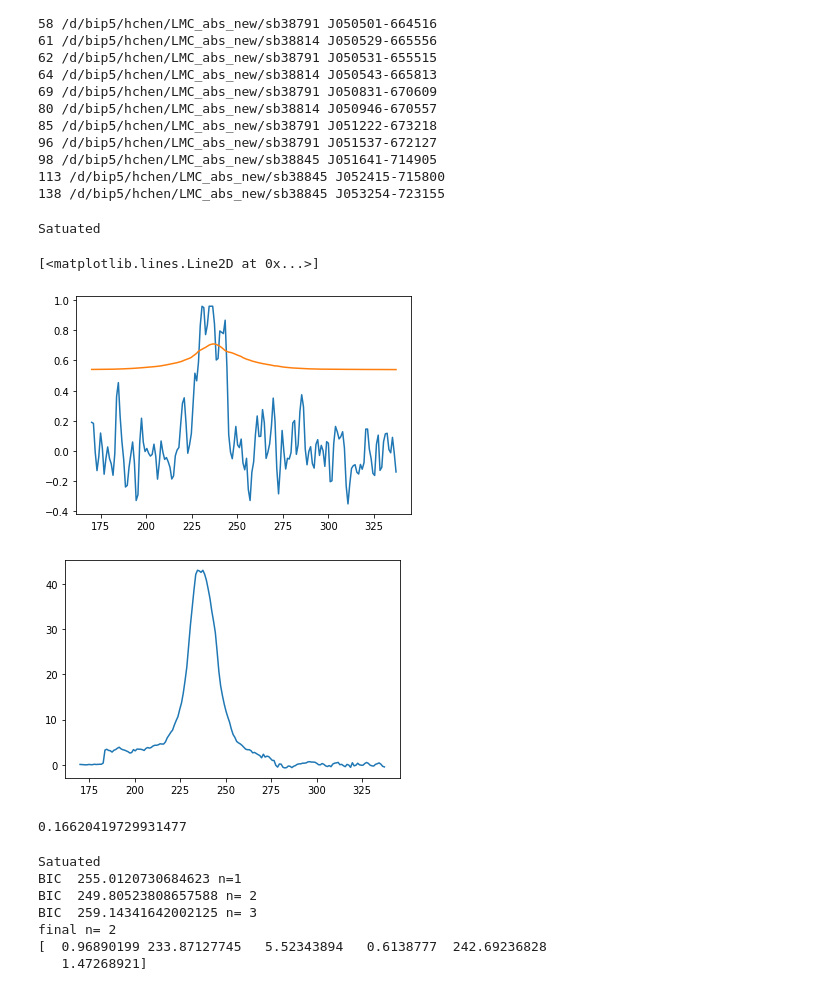
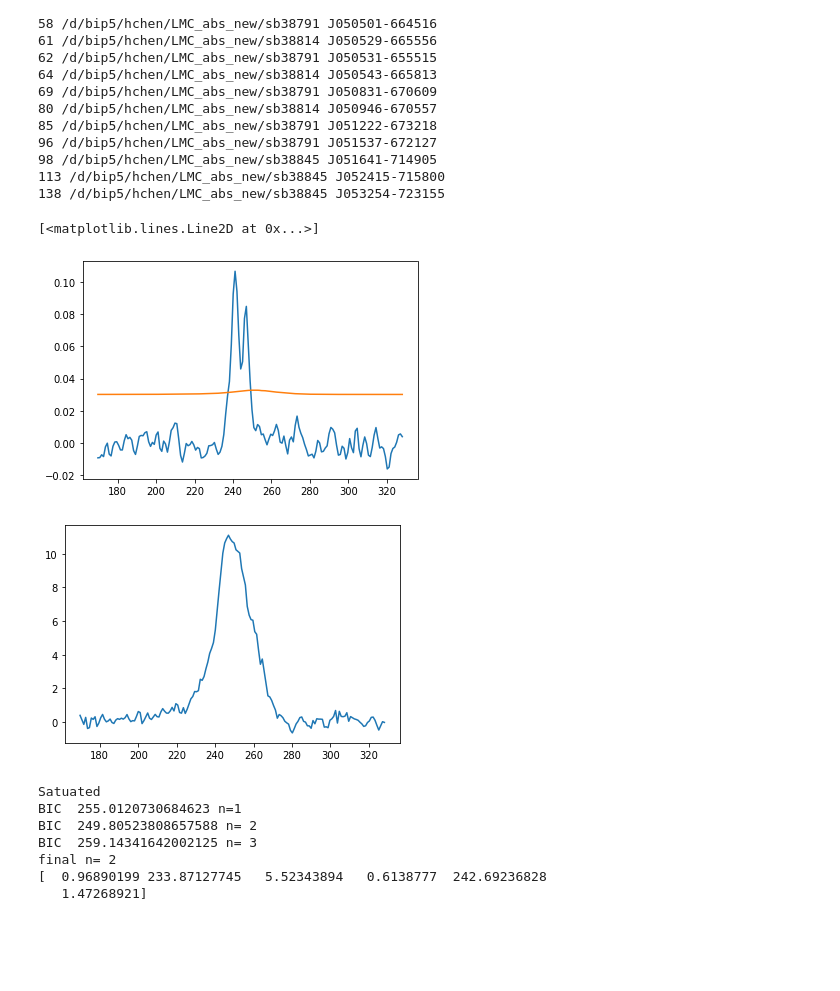
Before and after one commit to retarchen/Absorption_fitting, a Jupyter notebook: test.ipynb, the cells around one changed output. Cells and saved outputs as stored; diff of their text form; code cells hidden in the pictures; blank space fills up the shorter version.

```diff
--- a/test.ipynb
+++ b/test.ipynb
@@ -129,20 +129,15 @@ nlist=[filename[-18:-4] for filename in nemi]
 138 /d/bip5/hchen/LMC_abs_new/sb38845 J053254-723155
 # %%
 reload(rd)
-j=87
+j=0
 x,y,yerr,xemi,yemi,yemi_err,yemi_selferr=rd.get_emi_abs_data(nlist[j],nabs[j],1,1,mode='LMC',v_move=0.)
 plt.plot(x,1-np.exp(-y))
 plt.plot(x,yerr*4.5)
 plt.figure()
 plt.plot(xemi,yemi)
 # %% [output]
-Satuated
+[<matplotlib.lines.Line2D at 0x...>]
-[<matplotlib.lines.Line2D at 0x...>]
-[figure, old version]
+[figure, new version]
-[figure, old version]
+[figure, new version]
-# %%
--np.log(1-0.05389469409362386)*3
-# %% [output]
-0.16620419729931477
 # %%
 reload(rd)
```
Also changed, not shown: parts of 3 cells of this notebook, 1 other file.
